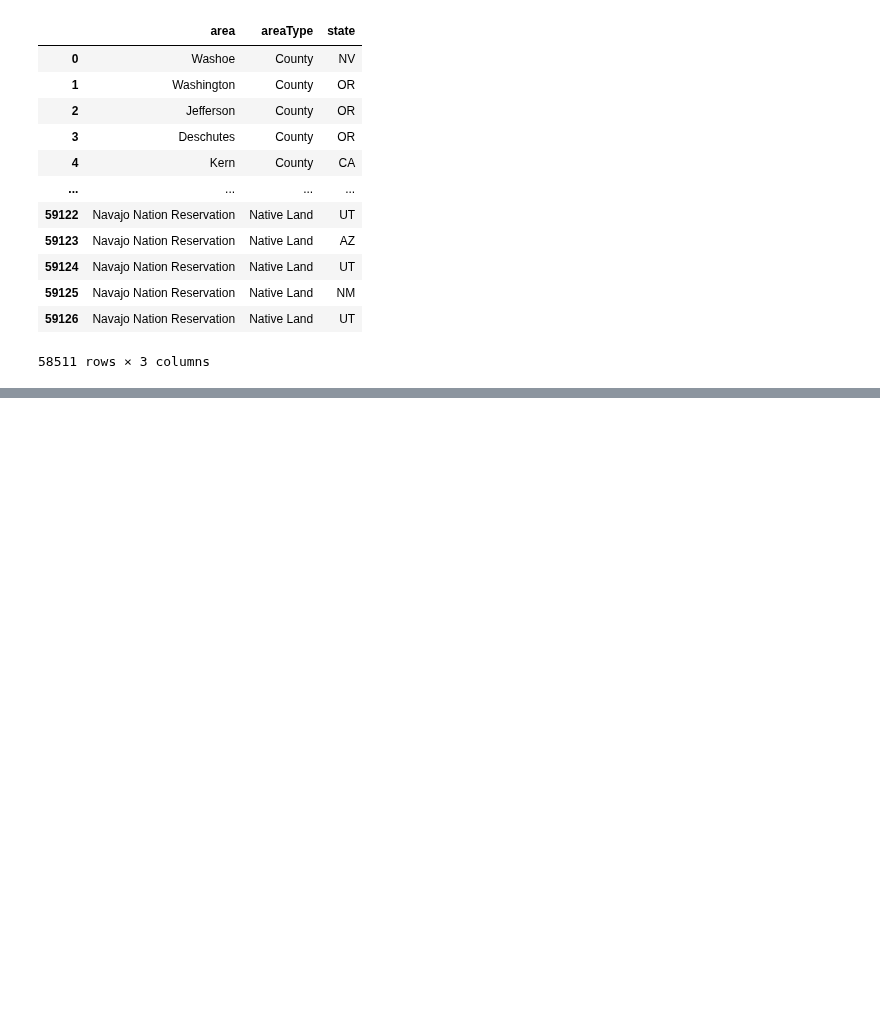
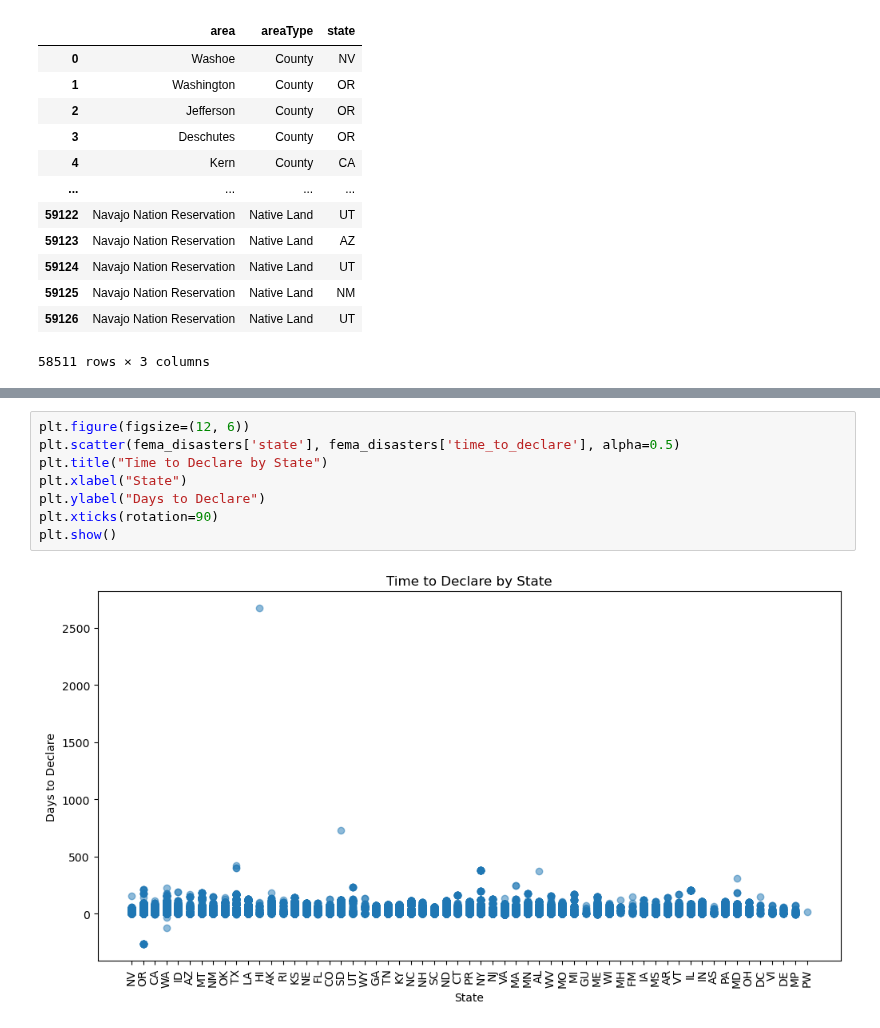
Before and after one commit to Neelka96/HavocMapper, a Jupyter notebook: data_pipeline.ipynb, the cells around one changed output, grey strips where cells are left out. Drawn from its saved outputs; the diff is of its cells as text; blank space fills up the shorter version.

```diff
--- a/data_pipeline.ipynb
+++ b/data_pipeline.ipynb
@@ -413,0 +607,10 @@ geocode_df = pd.Series(coordinates)
+# %%
+plt.figure(figsize=(12, 6))
+plt.scatter(fema_disasters['state'], fema_disasters['time_to_declare'], alpha=0.5)
+plt.title("Time to Declare by State")
+plt.xlabel("State")
+plt.ylabel("Days to Declare")
+plt.xticks(rotation=90)
+plt.show()
+# %% [output]
+[figure, added]
```
Also changed, not shown: parts of 17 cells of this notebook.
